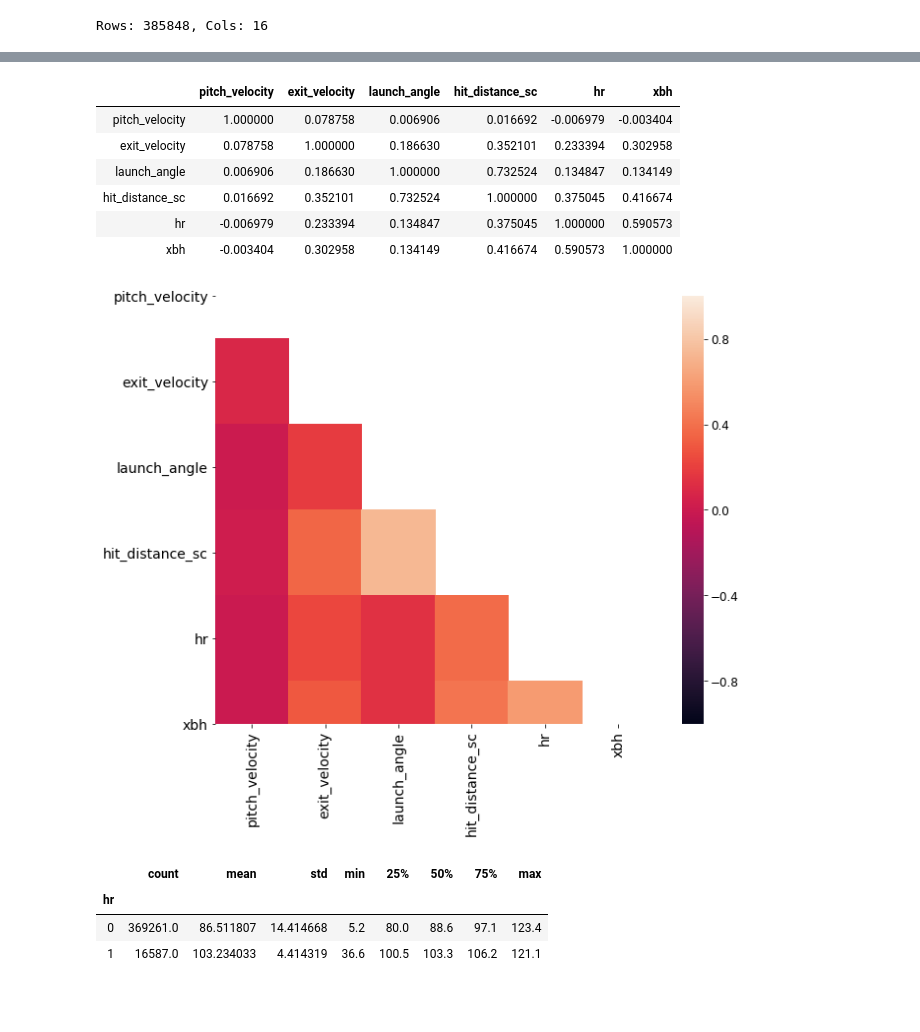
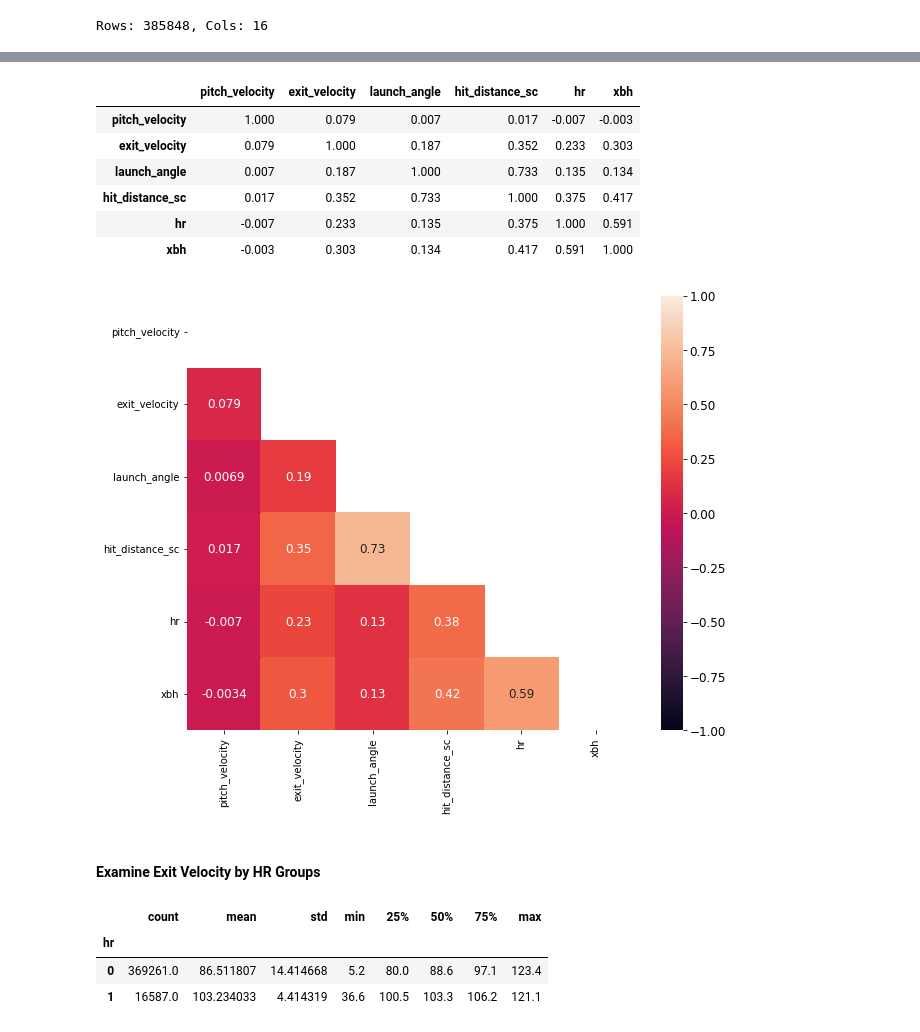
Before and after one commit to tweichle/Predicting-Baseball-Statistics, a Jupyter notebook: Classification/Random Forest-Classification for Baseball Outcomes.ipynb, the cells around one changed output, grey strips where cells are left out. Drawn from its saved outputs; the diff is of its cells as text; code cells hidden in the pictures; blank space fills up the shorter version.

```diff
--- a/Classification/Random Forest-Classification for Baseball Outcomes.ipynb
+++ b/Classification/Random Forest-Classification for Baseball Outcomes.ipynb
@@ -1,8 +1,10 @@
 # %%
 import numpy as np
 import pandas as pd
+pd.options.display.float_format = '{:,}'.format
 from pandas.plotting import autocorrelation_plot
 from math import sqrt
+import researchpy as rp
 import scipy as sp
 from scipy import stats
 import scipy.signal
@@ -11,11 +13,13 @@ import matplotlib.pyplot as plt
 import seaborn as sns
 from ipywidgets import interact
 import random as ran
+from pprint import pprint
 
 from datetime import datetime
 from datetime import timedelta
 from dateutil.relativedelta import *
 
+from imblearn.over_sampling import SMOTE
 from sklearn.dummy import DummyClassifier, DummyRegressor
 from sklearn.linear_model import LinearRegression, Ridge, Lasso, ElasticNet, RidgeCV, LassoCV, ElasticNetCV, LogisticRegression
 from sklearn.multiclass import OneVsRestClassifier, OneVsOneClassifier
@@ -59,14 +63,10 @@ import urllib
 from bs4 import BeautifulSoup
 from selenium import webdriver
 from selenium.webdriver.common.keys import Keys
+import time
 from time import sleep
 import re
 import twitter
-
-%matplotlib inline
-#plt.style.use('fivethirtyeight')
-plt.rcParams['figure.figsize'] = (10, 6)
-plt.rcParams['font.size'] = 12
 # %%
 %matplotlib inline
 #plt.style.use('fivethirtyeight')
@@ -97,7 +97,7 @@ statcast(start_dt=[yesterday's date], end_dt=None, team=None)
 ### Reading a File
 # %%
 # Create data path variable for loading data
-data_path = '/Users/yangweichle/Documents/GeneralAssembly/Projects/Datasets/'
+data_path = '/Users/yangweichle/Documents/Employment/TRAINING/DATA SCIENCE/PROJECTS/PredictingBaseballStatistics/Datasets'
 # %%
 # Read file into DataFrame
 # Note: header=0 disables the header from the file
@@ -649,35 +680,38 @@ Name: xbh, dtype: float64
 # %%
 # Calculate the correlation matrix using the default method (Pearson correlation)
 baseball_correlations = all_MLB_teams2015_2017_new.drop(['pitcher', 'batter'], axis=1).corr(method='pearson')
-baseball_correlations
+round(baseball_correlations, 3)
 # %% [output]
 |  | pitch_velocity | exit_velocity | launch_angle | hit_distance_sc | hr | xbh |
-| pitch_velocity | 1.000000 | 0.078758 | 0.006906 | 0.016692 | -0.006979 | -0.003404 |
-| exit_velocity | 0.078758 | 1.000000 | 0.186630 | 0.352101 | 0.233394 | 0.302958 |
-| launch_angle | 0.006906 | 0.186630 | 1.000000 | 0.732524 | 0.134847 | 0.134149 |
-| hit_distance_sc | 0.016692 | 0.352101 | 0.732524 | 1.000000 | 0.375045 | 0.416674 |
-| hr | -0.006979 | 0.233394 | 0.134847 | 0.375045 | 1.000000 | 0.590573 |
-| xbh | -0.003404 | 0.302958 | 0.134149 | 0.416674 | 0.590573 | 1.000000 |
+| pitch_velocity | 1.000 | 0.079 | 0.007 | 0.017 | -0.007 | -0.003 |
+| exit_velocity | 0.079 | 1.000 | 0.187 | 0.352 | 0.233 | 0.303 |
+| launch_angle | 0.007 | 0.187 | 1.000 | 0.733 | 0.135 | 0.134 |
+| hit_distance_sc | 0.017 | 0.352 | 0.733 | 1.000 | 0.375 | 0.417 |
+| hr | -0.007 | 0.233 | 0.135 | 0.375 | 1.000 | 0.591 |
+| xbh | -0.003 | 0.303 | 0.134 | 0.417 | 0.591 | 1.000 |
 # %%
 # Create a figure and a set of subplots
 # Note: figsize: a tuple (width, height) in inches
 fig, ax = plt.subplots(figsize=(10, 8));
 
 # Return an array of zeros with the same shape and type as a given array
 mask = np.zeros_like(baseball_correlations, dtype=np.bool)
 # Return the indices for the upper-triangle of array
 mask[np.triu_indices_from(mask)] = True
 
 # Plot the correlation matrix (color-encoded) using Seaborn's .heatmap() function
 # Note: vmin, vmax: values to anchor the colormap, otherwise they are inferred from the data & other keyword arguments
-ax = sns.heatmap(baseball_correlations, vmin=-1, vmax=1, mask=mask, ax=ax);
+#       annot: write the data value in each cell
+ax = sns.heatmap(baseball_correlations, vmin=-1, vmax=1, annot=True, mask=mask, ax=ax);
 
-ax.set_xticklabels(ax.xaxis.get_ticklabels(), fontsize=14);
-ax.set_yticklabels(ax.yaxis.get_ticklabels(), fontsize=14);
+ax.set_xticklabels(ax.xaxis.get_ticklabels(), fontsize=10);
+ax.set_yticklabels(ax.yaxis.get_ticklabels(), fontsize=10, va='center', rotation=0);
 
 plt.show();
 # %% [output]
-[figure, old version]
+[figure, new version]
+# %% [markdown]
+#### Examine Exit Velocity by HR Groups
 # %%
 # For each HR group, describe exit velocity:
 all_MLB_teams2015_2017_new.groupby(by='hr').exit_velocity.describe()
```
Also changed, not shown: parts of 131 cells of this notebook.
